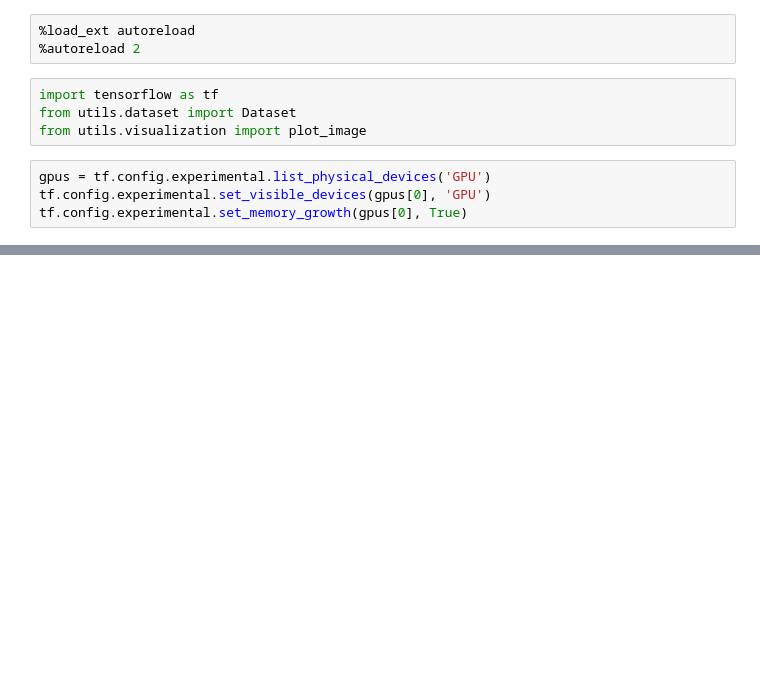
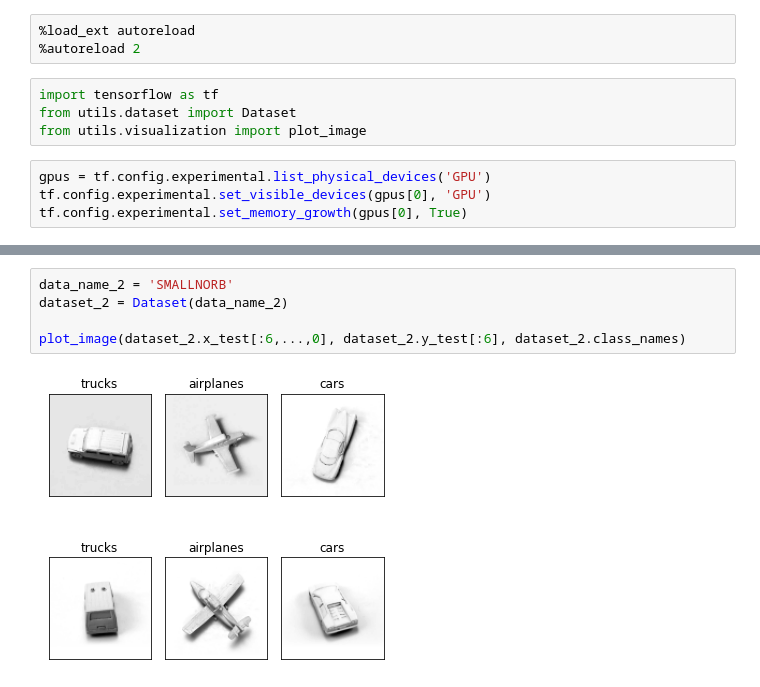
Before and after one commit to zTsugumi/BMSTU_diplom, a Jupyter notebook: CapsNet_Train.ipynb, the cells around one changed output, grey strips where cells are left out. Drawn from its saved outputs; the diff is of its cells as text; blank space fills up the shorter version.

Commit message:
General: Finish with dataset

```diff
--- a/CapsNet_Train.ipynb
+++ b/CapsNet_Train.ipynb
@@ -20,0 +24,7 @@ plot_image(dataset_1.x_test[:6,...,0], dataset_1.y_test[:6], dataset_1.class_nam
+# %%
+data_name_2 = 'SMALLNORB'
+dataset_2 = Dataset(data_name_2)
+
+plot_image(dataset_2.x_test[:6,...,0], dataset_2.y_test[:6], dataset_2.class_names)
+# %% [output]
+[figure, added]
```
Also changed, not shown: parts of 3 cells of this notebook, 1 other file.
